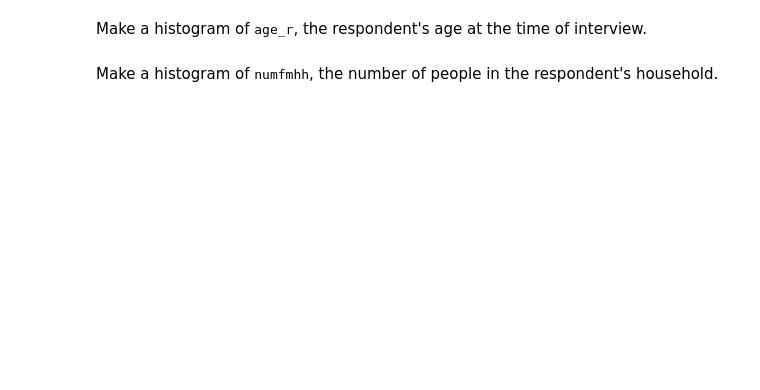
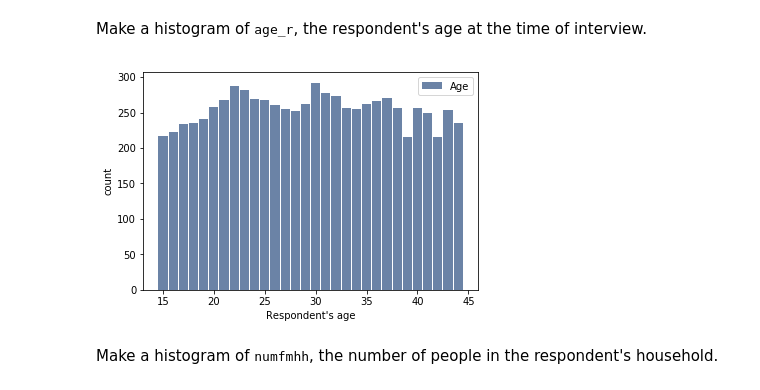
Before and after one commit to Silvernitro/ThinkStats2, a Jupyter notebook: code/chap02ex.ipynb, the cells around one changed output. Drawn from its saved outputs; the diff is of its cells as text; code cells hidden in the pictures; blank space fills up the shorter version.

```diff
--- a/code/chap02ex.ipynb
+++ b/code/chap02ex.ipynb
@@ -246,2 +272,8 @@ Make a histogram of <tt>age_r</tt>, the respondent's age at the time of intervie
+# %%
+age_hist = thinkstats2.Hist(resp.age_r, label='Age')
+thinkplot.Hist(age_hist)
+thinkplot.Config(xlabel="Respondent's age", ylabel='count')
+# %% [output]
+[figure, added]
 # %% [markdown]
 Make a histogram of <tt>numfmhh</tt>, the number of people in the respondent's household.
```
Also changed, not shown: parts of 33 cells of this notebook.
